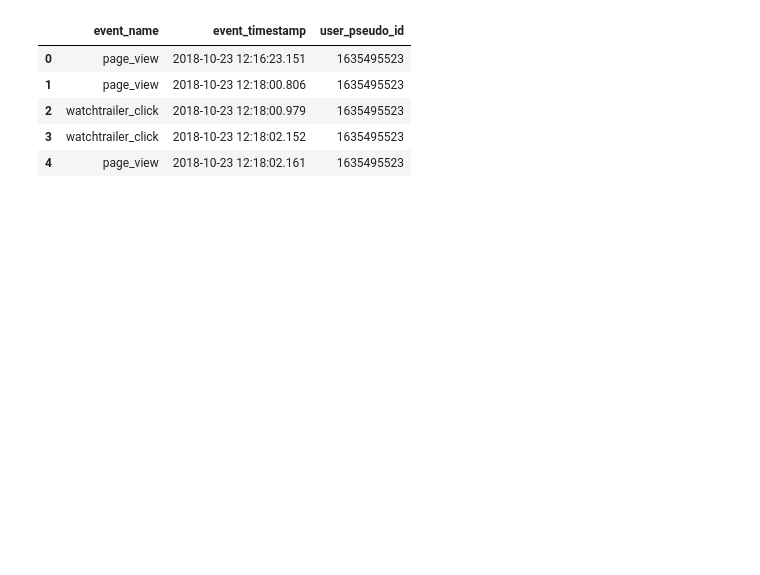
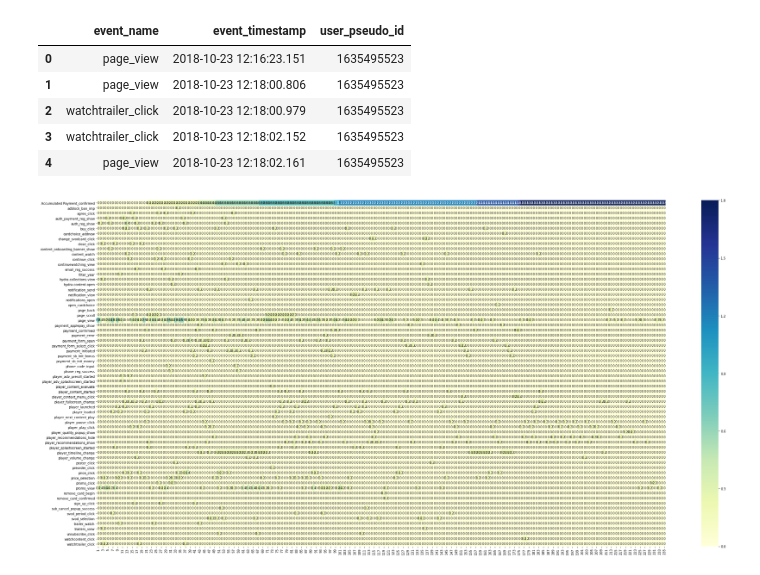
Before and after one commit to astarostin/retentioneering-framework, a Jupyter notebook: examples/subscribers/subscribers.ipynb, the cells around one changed output. Cells and saved outputs as stored; diff of their text form; code cells hidden in the pictures; blank space fills up the shorter version.

```diff
--- a/examples/subscribers/subscribers.ipynb
+++ b/examples/subscribers/subscribers.ipynb
@@ -22,3 +23,7 @@ events.head()
 | 2 | watchtrailer_click | 2018-10-23 12:18:00.979 | 1635495523 |
 | 3 | watchtrailer_click | 2018-10-23 12:18:02.152 | 1635495523 |
 | 4 | page_view | 2018-10-23 12:18:02.161 | 1635495523 |
+# %%
+desc = analysis.get_desc_table(events, export_folder='data', plot=True)
+# %% [output]
+[figure, added]
```
Also changed, not shown: parts of 1 cell of this notebook, 1 other file.
